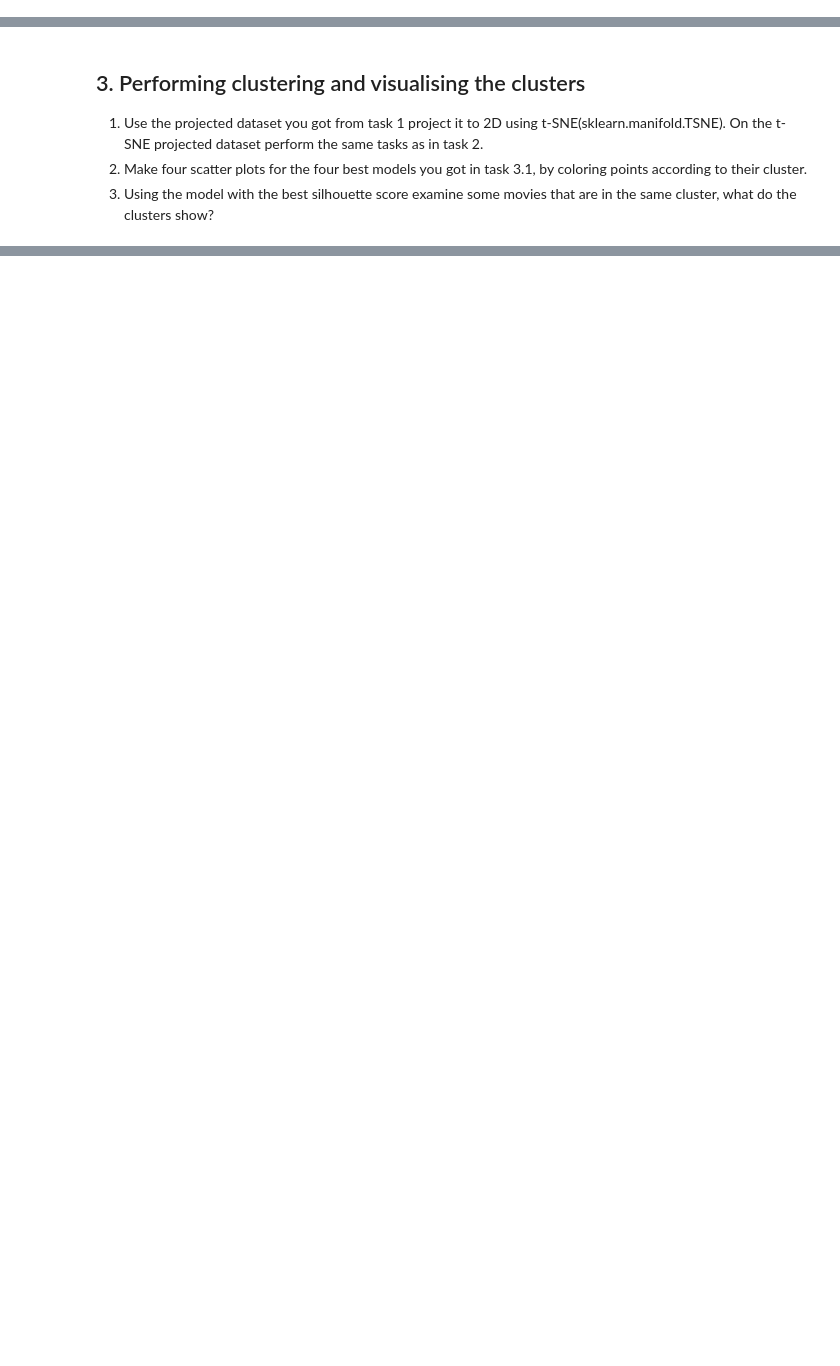
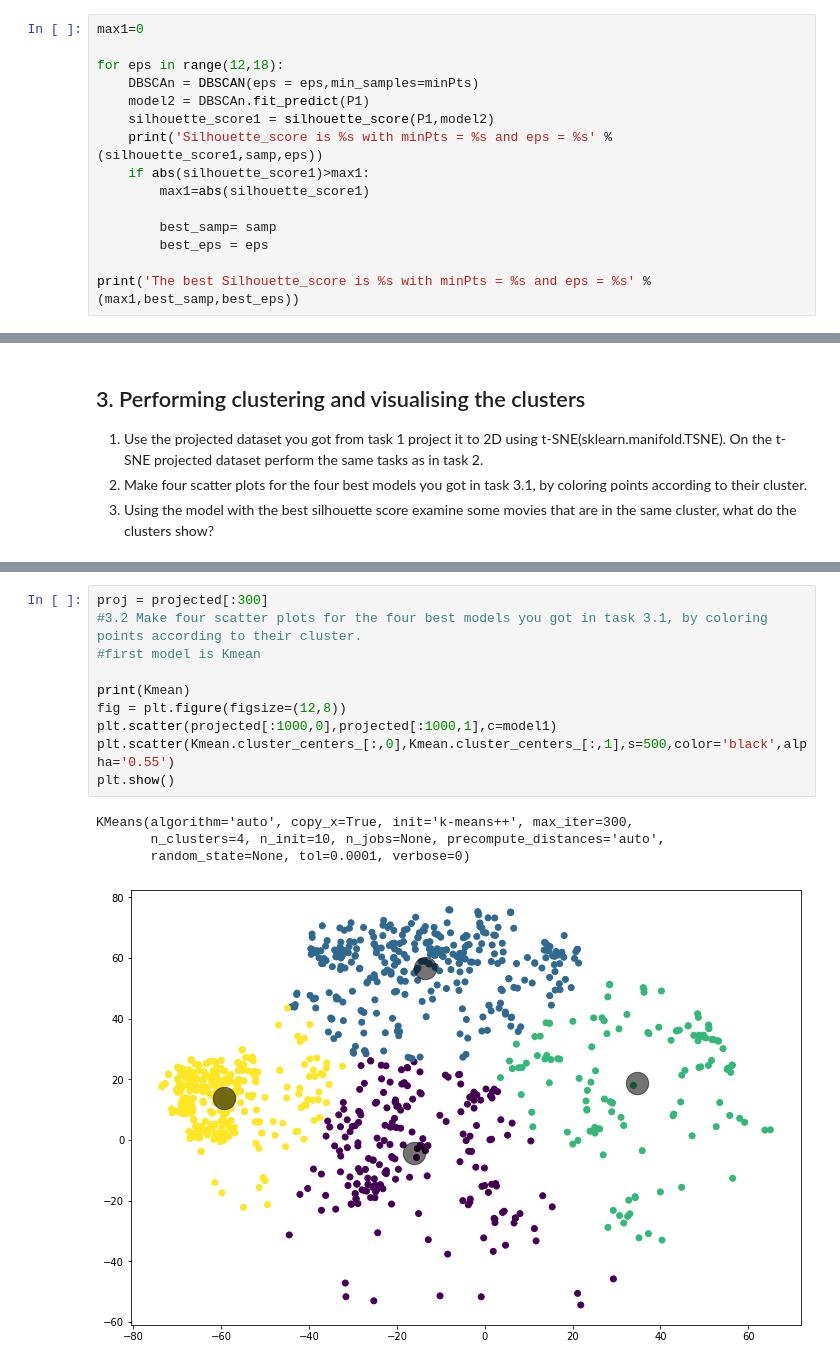
Before and after one commit to Edgar-creator/Intro_To_ML, a Jupyter notebook: Week9/Practical/clustering-practical.ipynb, the cells around one changed output, grey strips where cells are left out. Cells and saved outputs as stored; diff of their text form; blank space fills up the shorter version.

```diff
--- a/Week9/Practical/clustering-practical.ipynb
+++ b/Week9/Practical/clustering-practical.ipynb
@@ -122,0 +117,15 @@ for link in linkage:
+# %%
+max1=0
+
+for eps in range(12,18):
+    DBSCAn = DBSCAN(eps = eps,min_samples=minPts)
+    model2 = DBSCAn.fit_predict(P1)
+    silhouette_score1 = silhouette_score(P1,model2)
+    print('Silhouette_score is %s with minPts = %s and eps = %s' %(silhouette_score1,samp,eps))
+    if abs(silhouette_score1)>max1:
+        max1=abs(silhouette_score1)
+
+        best_samp= samp
+        best_eps = eps
+
+print('The best Silhouette_score is %s with minPts = %s and eps = %s' %(max1,best_samp,best_eps))
@@ -127,0 +396,15 @@ for link in linkage:
+# %%
+proj = projected[:300]
+#3.2 Make four scatter plots for the four best models you got in task 3.1, by coloring points according to their cluster.
+#first model is Kmean
+
+print(Kmean)
+fig = plt.figure(figsize=(12,8))
+plt.scatter(projected[:1000,0],projected[:1000,1],c=model1)
+plt.scatter(Kmean.cluster_centers_[:,0],Kmean.cluster_centers_[:,1],s=500,color='black',alpha='0.55')
+plt.show()
+# %% [output]
+KMeans(algorithm='auto', copy_x=True, init='k-means++', max_iter=300,
+       n_clusters=4, n_init=10, n_jobs=None, precompute_distances='auto',
+       random_state=None, tol=0.0001, verbose=0)
+[figure, added]
```
Also changed, not shown: parts of 27 cells of this notebook.
